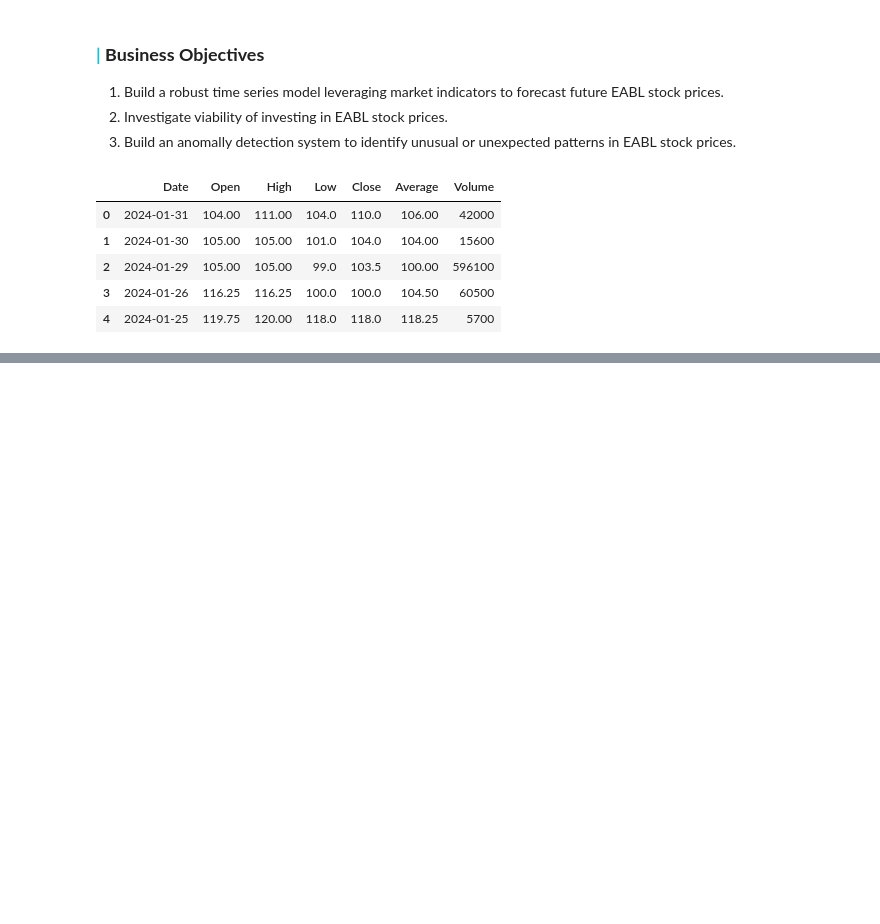
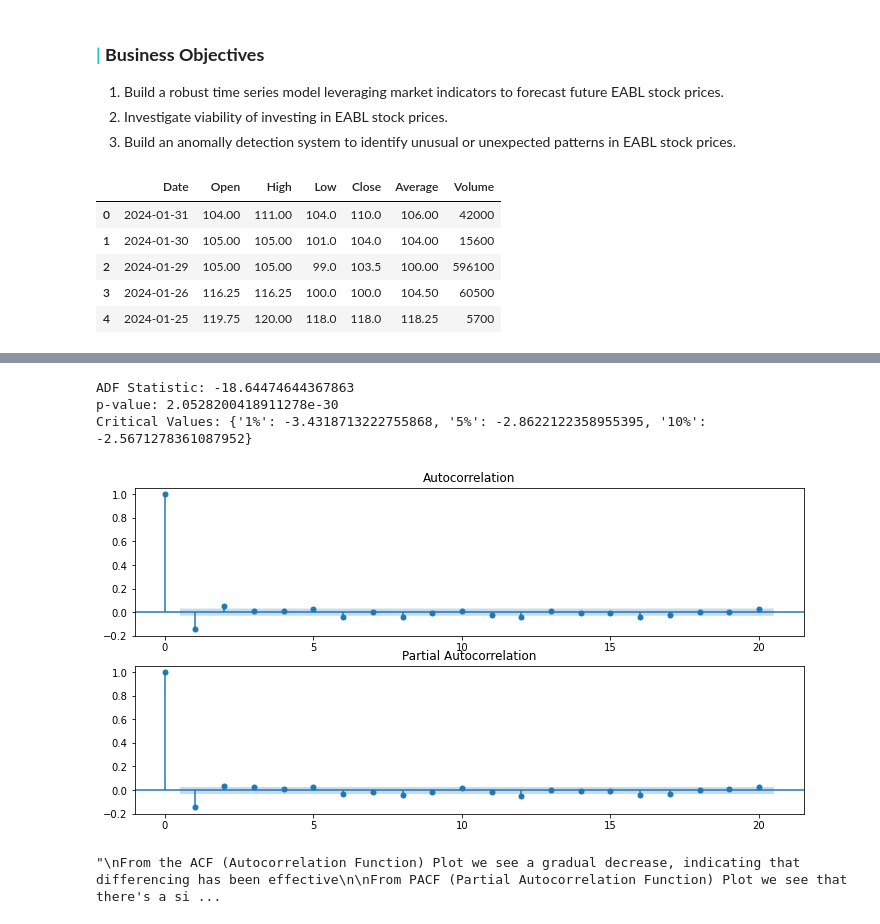
Before and after one commit to derak-isaack/dsc-capstone-project_finale, a Jupyter notebook: main.ipynb, the cells around one changed output, grey strips where cells are left out. Saved outputs shown, nothing was run; the diff lists cells and outputs as text; code cells hidden in the pictures; blank space fills up the shorter version.

```diff
--- a/main.ipynb
+++ b/main.ipynb
@@ -29,0 +100,15 @@ df.head()
+# %%
+###
+# To make the time series stationary, we can perform differencing then run the ADF test again
+# Perform differencing on closing prices
+df['Close_diff'] = df['Close'].diff()
+
+# Drop any rows with NaN values created by differencing
+df.dropna(inplace=True)
+
+# Run ADF test on differenced data
+adf_test(df['Close_diff'])
+# %% [output]
+ADF Statistic: -18.64474644367863
+p-value: 2.0528200418911278e-30
+Critical Values: {'1%': -3.4318713222755868, '5%': -2.8622122358955395, '10%': -2.5671278361087952}
@@ -29,0 +119,30 @@ df.head()
+# %%
+###
+from statsmodels.graphics.tsaplots import plot_acf, plot_pacf
+
+# Plot ACF and PACF
+plt.figure(figsize=(12, 6))
+
+# ACF plot
+plt.subplot(2, 1, 1)
+plot_acf(df['Close_diff'], lags=20, ax=plt.gca())
+
+# PACF plot
+plt.subplot(2, 1, 2)
+plot_pacf(df['Close_diff'], lags=20, ax=plt.gca())
+
+plt.show()
+# %% [output]
+[figure, added]
+# %%
+###
+'''
+From the ACF (Autocorrelation Function) Plot we see a gradual decrease, indicating that differencing has been effective
+
+From PACF (Partial Autocorrelation Function) Plot we see that there's a significant drop after lag 1 indicating that an AR order of 1 might be suitable
+
+Based on these plots we can start with an ARIMA(1,1,0) model This means an AutoRegressive order of 1 a Differencing order of 1 and a Moving Average order
+of 0.
+'''
+# %% [output]
+"\nFrom the ACF (Autocorrelation Function) Plot we see a gradual decrease, indicating that differencing has been effective\n\nFrom PACF (Partial Autocorrelation Function) Plot we see that there's a si ...
```
Also changed, not shown: parts of 14 cells of this notebook.
